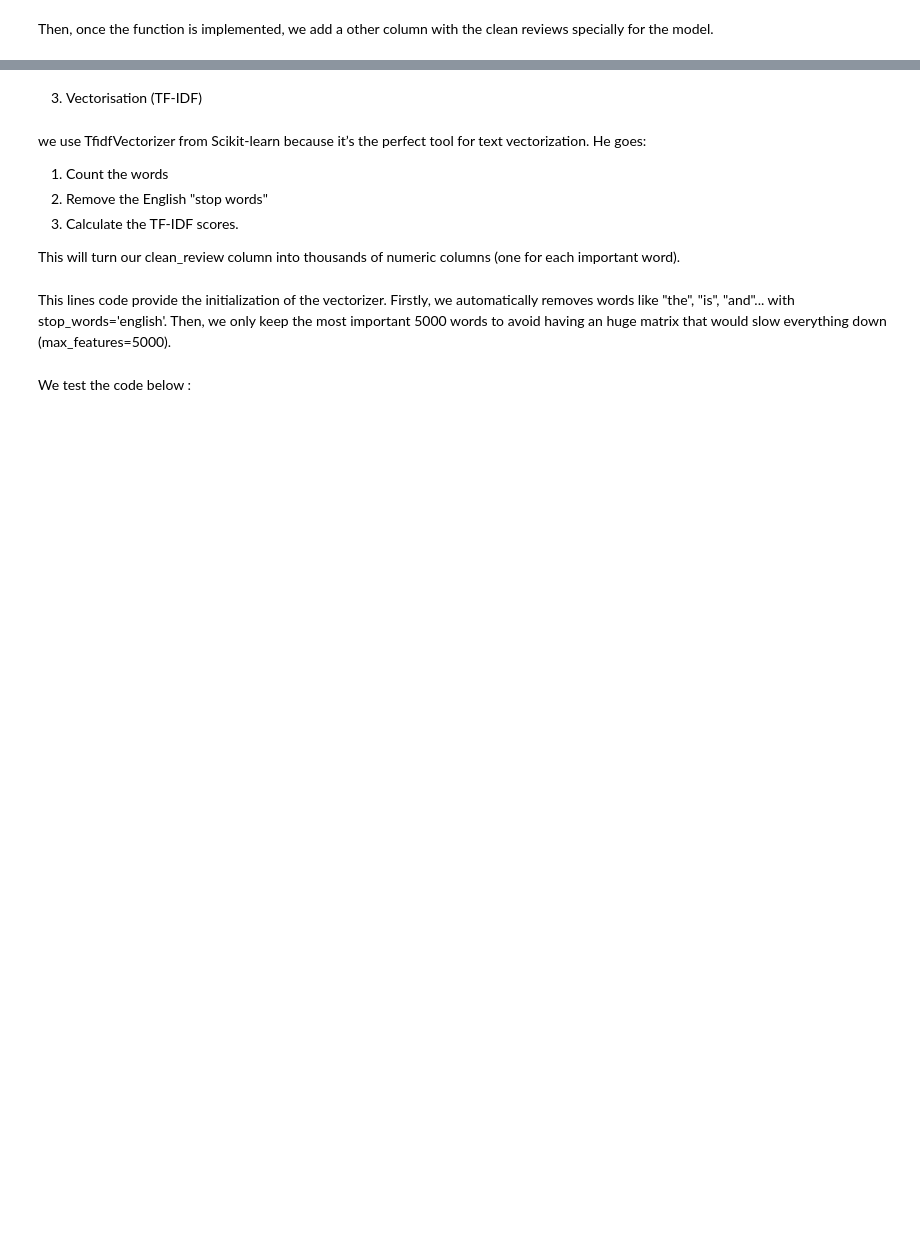
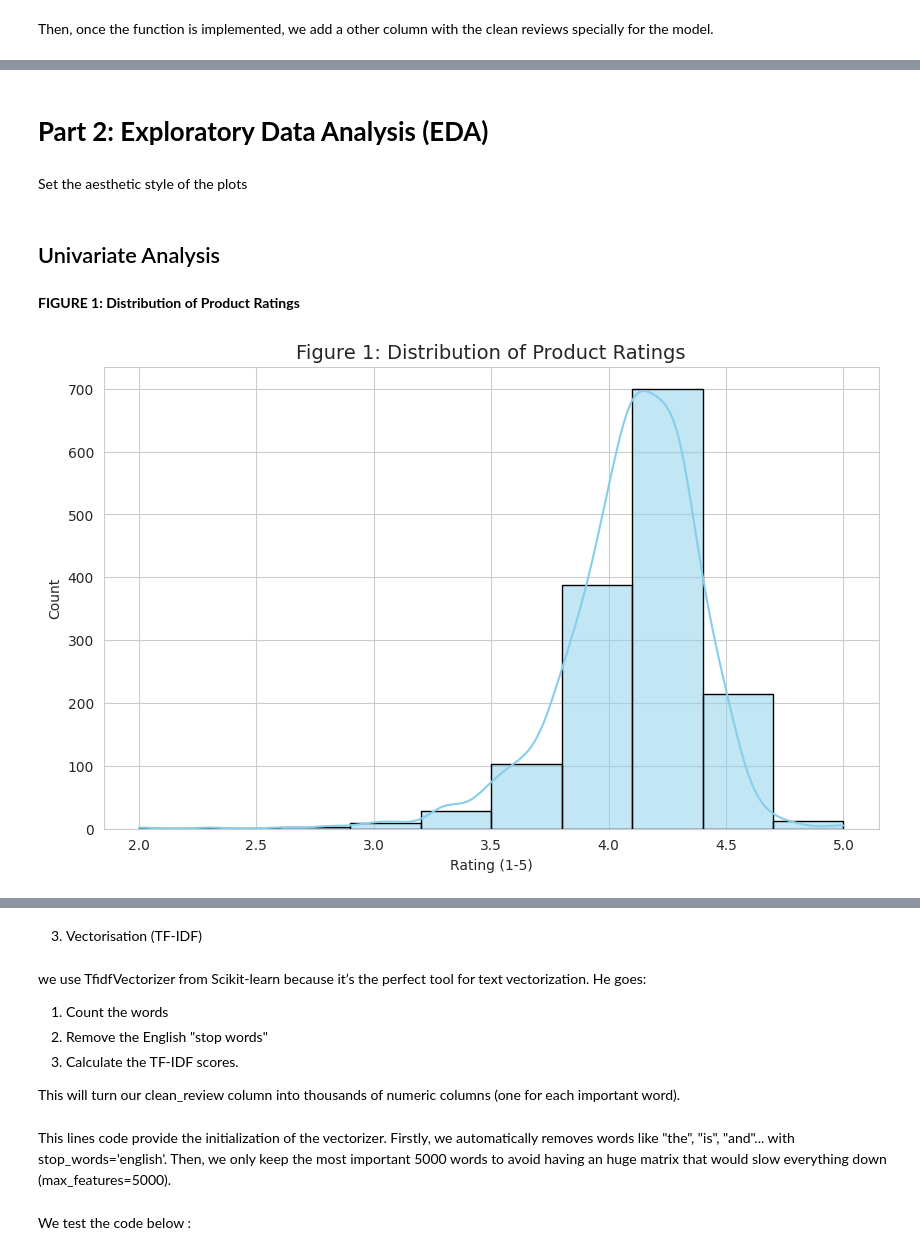
Before and after one commit to LeJ-04/amazon-products-rating-ml-project, a Jupyter notebook: ProjetML.ipynb, the cells around one changed output, grey strips where cells are left out. Drawn from its saved outputs; the diff is of its cells as text; code cells hidden in the pictures; blank space fills up the shorter version.

Commit message:
Adding PART 2 : EDA

```diff
--- a/ProjetML.ipynb
+++ b/ProjetML.ipynb
@@ -474,11 +416,13 @@ import re
-# %%
-def clean_text(text):
-    text = text.lower()
-    text = re.sub(r'[^\w\s]', '', text)
-    text = re.sub(r'\d+', '', text)
-    text = re.sub(r'\s+', ' ', text).strip()
-
-    return text
+# %%
+def clean_text(text):
+    text = str(text).lower() # Lowercase
+    text = re.sub(r'\[.*?\]', '', text) # Remove brackets
+    text = re.sub(r'https?://\S+|www\.\S+', '', text) # Remove URLs
+    text = re.sub(r'<.*?>+', '', text) # Remove HTML
+    text = re.sub(r'[%s]' % re.escape(string.punctuation), '', text) # Remove Punctuation
+    text = re.sub(r'\n', '', text) # Remove newlines
+    text = re.sub(r'\w*\d\w*', '', text) # Remove words containing numbers
+    return text
 # %% [markdown]
 Then, once the function is implemented, we add a other column with the clean reviews specially for the model.
 # %%
@@ -485,0 +432,3 @@ data['cleaned_review'] = data['full_review'].apply(clean_text)
+# %%
+data['review_len'] = data['cleaned_review'].apply(len)
+data['word_count'] = data['cleaned_review'].apply(lambda x: len(str(x).split()))
@@ -485,0 +458,20 @@ data['cleaned_review'] = data['full_review'].apply(clean_text)
+# %% [markdown]
+# **Part 2: Exploratory Data Analysis (EDA)**
+# %% [markdown]
+Set the aesthetic style of the plots
+# %%
+sns.set_style("whitegrid")
+plt.rcParams['figure.figsize'] = (10, 6)
+# %% [markdown]
+## Univariate Analysis
+# %% [markdown]
+**FIGURE 1: Distribution of Product Ratings**
+# %%
+plt.figure()
+sns.histplot(data['rating'], bins=10, kde=True, color='skyblue', edgecolor='black')
+plt.title('Figure 1: Distribution of Product Ratings', fontsize=14)
+plt.xlabel('Rating (1-5)')
+plt.ylabel('Count')
+plt.show()
+# %% [output]
+[figure, added]
```
Also changed, not shown: parts of 43 cells of this notebook.
